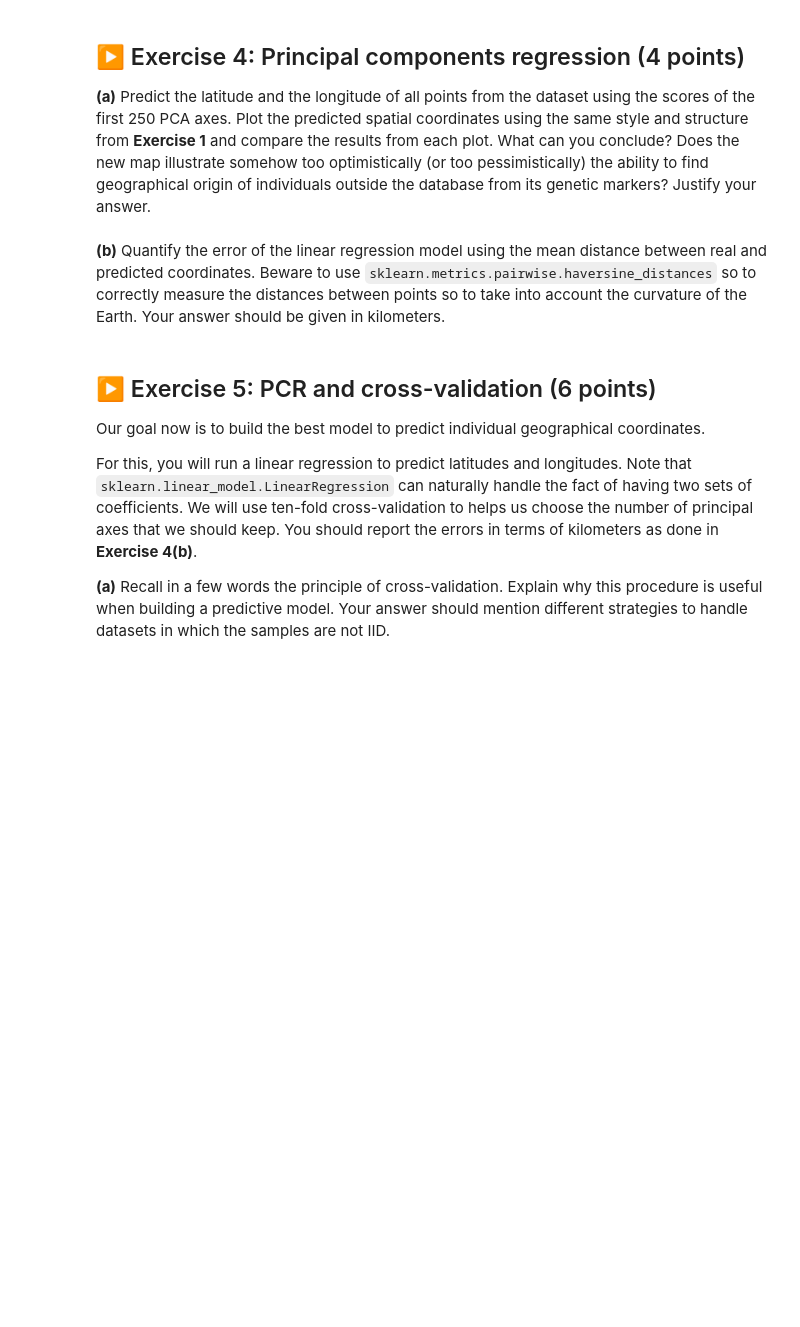
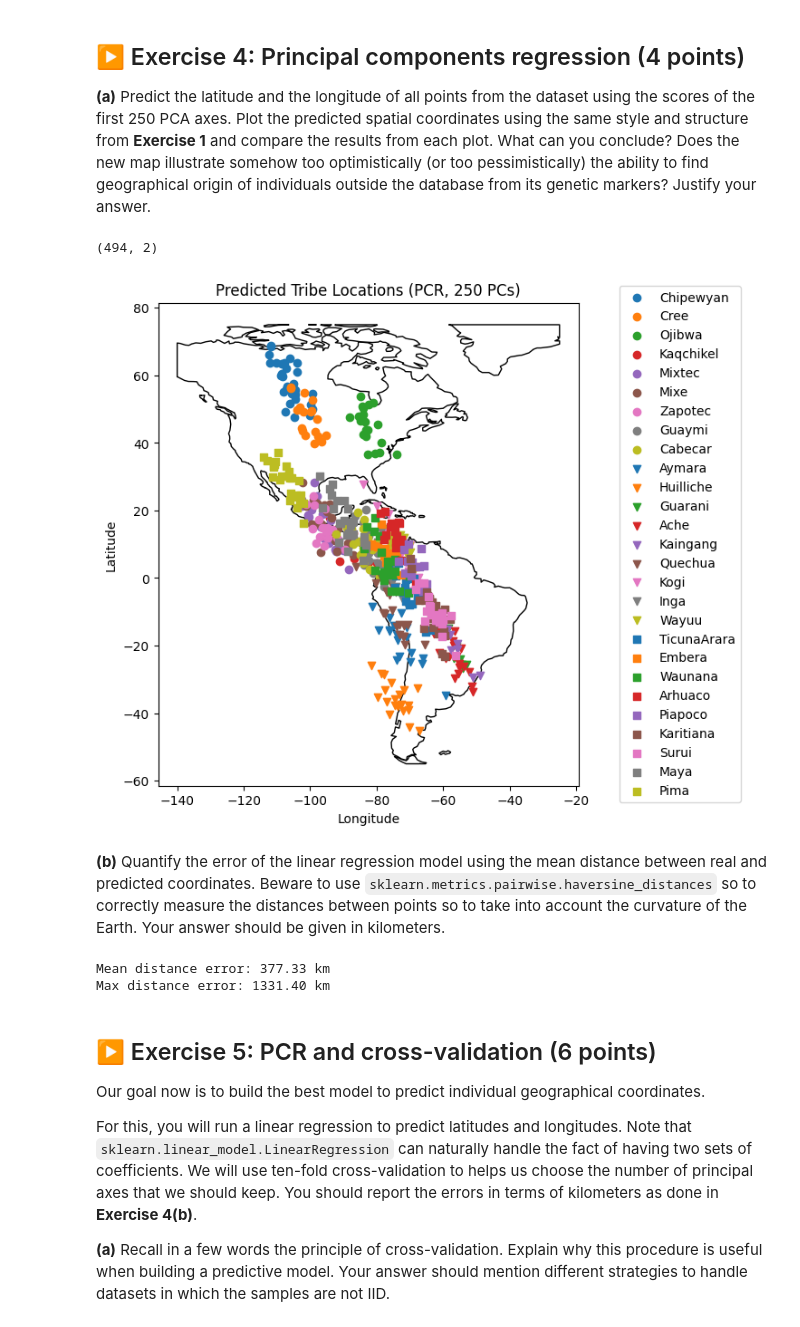
Before and after one commit to Basile-Mouret/ISLA, a Jupyter notebook: TP2/TP2.ipynb, the cells around one changed output. Drawn from its saved outputs; the diff is of its cells as text; code cells hidden in the pictures; blank space fills up the shorter version.

```diff
--- a/TP2/TP2.ipynb
+++ b/TP2/TP2.ipynb
@@ -237,8 +237,70 @@ In order to get a maximum of the variance with a minimum of points we should pic
 ## ▶️ Exercise 4: Principal components regression (4 points)
 
 **(a)** Predict the latitude and the longitude of all points from the dataset using the scores of the first 250 PCA axes. Plot the predicted spatial coordinates using the same style and structure from **Exercise 1** and compare the results from each plot. What can you conclude? Does the new map illustrate somehow too optimistically (or too pessimistically) the ability to find geographical origin of individuals outside the database from its genetic markers? Justify your answer.
+# %%
+pca = sklearn.decomposition.PCA(n_components=250).fit(X)
+Z = pca.transform(X)
+y = df[['long', 'lat']]
+
+# fit a multiple linear regression model
+lr = sl.LinearRegression()
+lr.fit(Z, y)
+prediction = lr.predict(Z)
+prediction.shape
+# %% [output]
+(494, 2)
+# %%
+# Plot predicted coordinates
+world = gpd.read_file(geodatasets.get_path('naturalearth.land'))
+fig, ax = plt.subplots(figsize=(8.0, 6.5))
+plt.subplots_adjust(left=0.0, right=0.90, bottom=0.10, top=0.92)
+world.clip([-140, -55, -25, 75]).plot(ax=ax, color='white', edgecolor='black')
+
+unique_tribes = df['Pop'].unique()
+marker_list = ['o', 'v', 's']
+colors_list = [f'C{i}' for i in range(9)]
+tribe_styles = {
+    tribe: (marker_list[i // 9], colors_list[i % 9])
+    for i, tribe in enumerate(unique_tribes)
+}
+
+for i in range(len(prediction)):
+    tribe = df['Pop'].iloc[i]
+    marker, color = tribe_styles[tribe]
+    ax.scatter(prediction[i, 0], prediction[i, 1], marker=marker, color=color)
+
+# Build one legend entry per tribe
+for tribe in unique_tribes:
+    marker, color = tribe_styles[tribe]
+    ax.scatter([], [], marker=marker, color=color, label=tribe)
+
+ax.legend(loc='center right', bbox_to_anchor=(1.4, 0.5))
+ax.set_title('Predicted Tribe Locations (PCR, 250 PCs)')
+ax.set_xlabel('Longitude')
+ax.set_ylabel('Latitude')
+fig.show()
+# %% [output]
+[figure, added]
 # %% [markdown]
 **(b)** Quantify the error of the linear regression model using the mean distance between real and predicted coordinates. Beware to use `sklearn.metrics.pairwise.haversine_distances` so to correctly measure the distances between points so to take into account the curvature of the Earth. Your answer should be given in kilometers.
+# %%
+# Quantify prediction error with Haversine distance (km) using a loop
+from sklearn.metrics import pairwise
+
+distances = []
+
+for pred, true in zip(prediction, y[['long', 'lat']].to_numpy()):
+    # haversine_distances expects radians
+    pred_rad = np.radians(pred)
+    true_rad = np.radians(true)
+    distances.append(6371. * pairwise.haversine_distances([pred_rad], [true_rad]))
+
+distances_km = np.array(distances)
+print(f"Mean distance error: {distances_km.mean():.2f} km")
+print(f"Max distance error: {distances_km.max():.2f} km")
+# %% [output]
+Mean distance error: 377.33 km
+Max distance error: 1331.40 km
 # %% [markdown]
 ## ▶️ Exercise 5: PCR and cross-validation (6 points)
 
```
Also changed, not shown: parts of 2 cells of this notebook.
